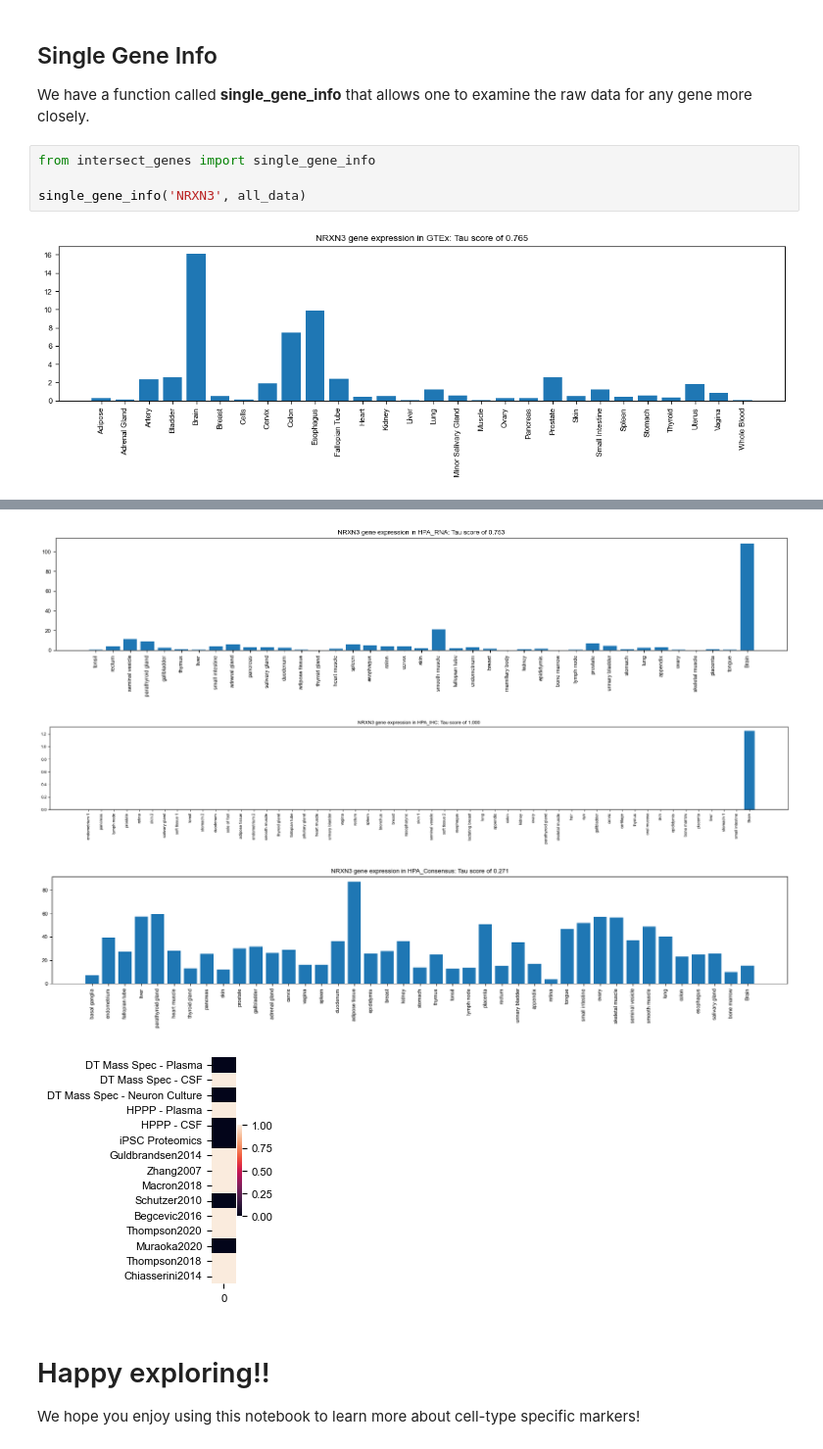
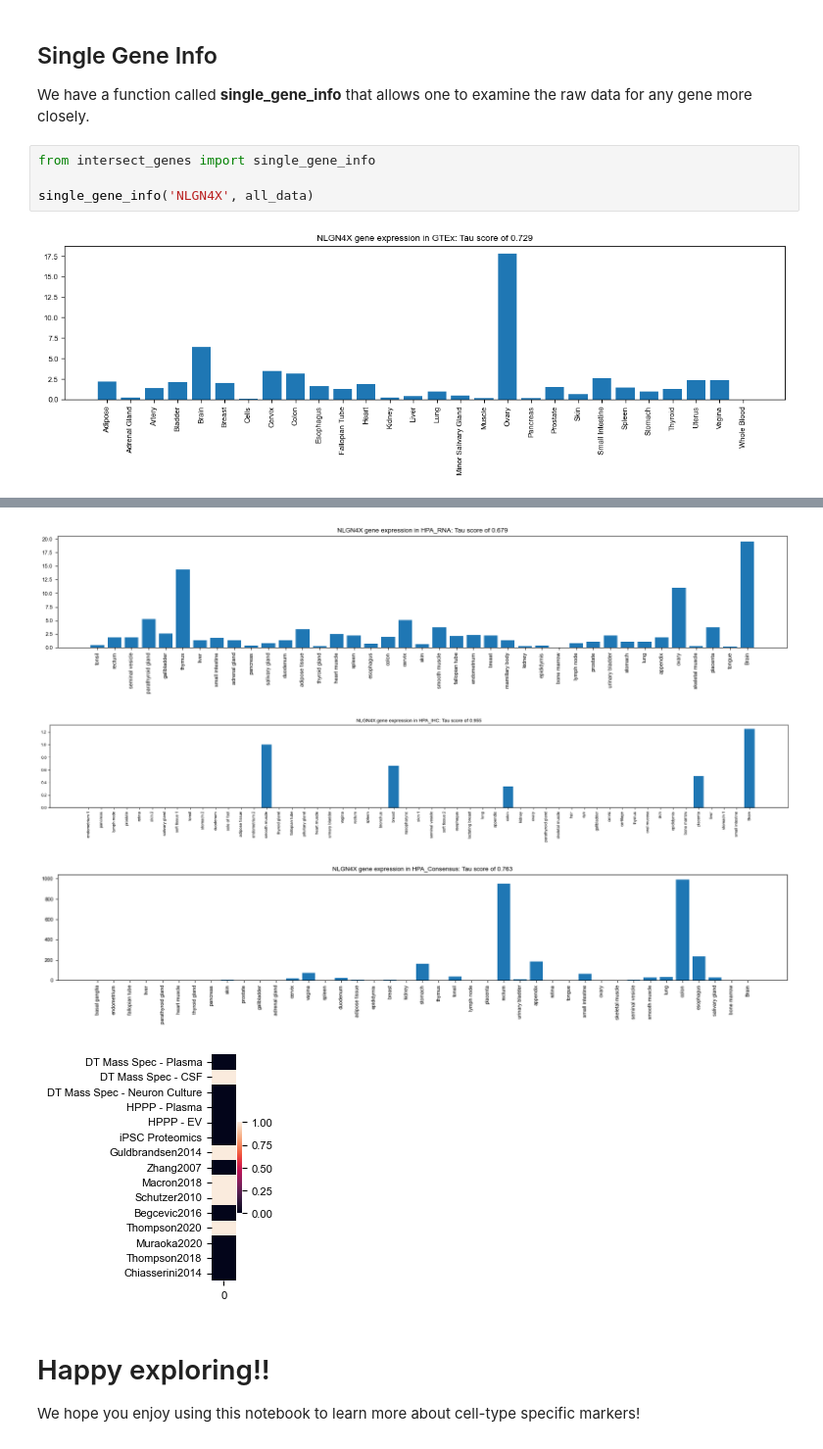
Before and after one commit to Wyss/extracellular-vesicle-markers, a Jupyter notebook: bin/sandbox.ipynb, the cells around one changed output, grey strips where cells are left out. Shown at 98% size. Drawn from its saved outputs; the diff is of its cells as text.

```diff
--- a/bin/sandbox.ipynb
+++ b/bin/sandbox.ipynb
@@ -77,6 +77,6 @@ We have a function called **single_gene_info** that allows one to examine the ra
 # %%
 from intersect_genes import single_gene_info
 
-single_gene_info('NRXN3', all_data)
+single_gene_info('NLGN4X', all_data)
 # %% [output]
-[figure, old version]
+[figure, new version]
@@ -84,7 +84,7 @@ single_gene_info('NRXN3', all_data)
-[figure, old version]
+[figure, new version]
-[figure, old version]
+[figure, new version]
-[figure, old version]
+[figure, new version]
-[figure, old version]
+[figure, new version]
 # %% [markdown]
 # Happy exploring!!
 
```
Also changed, not shown: parts of 2 cells of this notebook, 29 other files.
